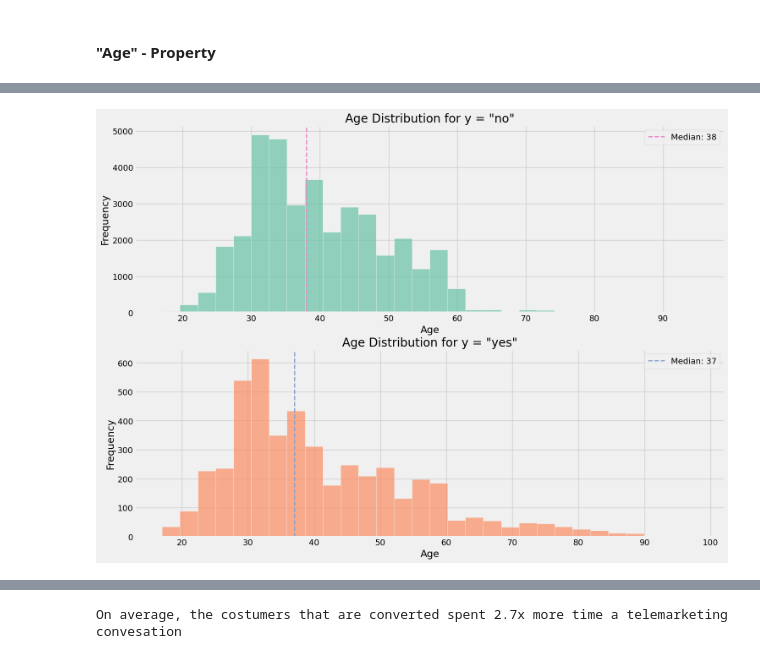
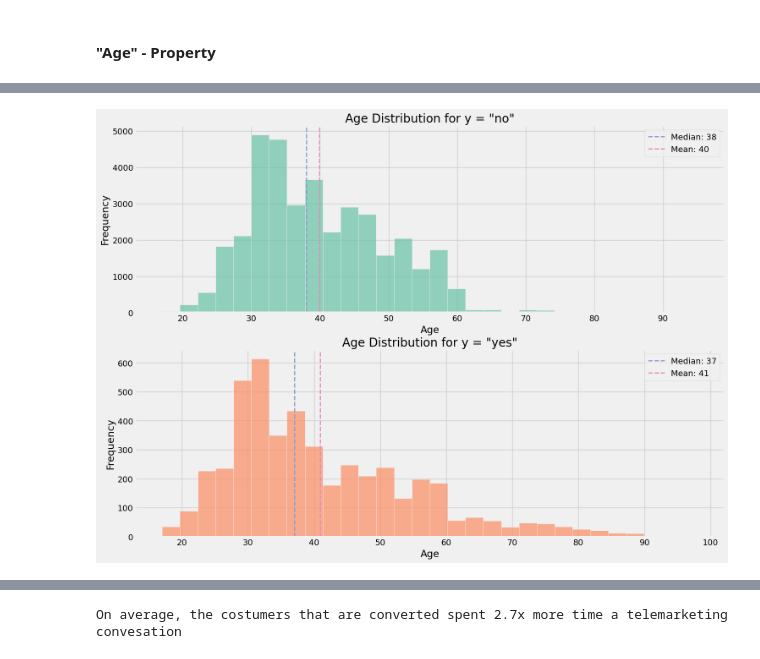
Before and after one commit to n0th1ng999/MINDD-TP1, a Jupyter notebook: EDA.ipynb, the cells around one changed output, grey strips where cells are left out. Saved outputs shown, nothing was run; the diff lists cells and outputs as text; code cells hidden in the pictures.

```diff
--- a/EDA.ipynb
+++ b/EDA.ipynb
@@ -1313,17 +1413,30 @@ plt.show()
 #### "Age" - Property
 # %%
 # Summary statistics
-print(bankDF['age'].describe())
+print(PreppedDF['age'].describe())
 
 # Histogram
 plt.figure(figsize=(8,4))
-sns.histplot(bankDF['age'], bins=30, kde=True)
+sns.histplot(PreppedDF['age'], bins=30, kde=True)
+plt.axvline(PreppedDF['age'].mean(),
+            color=plt.rcParams['axes.prop_cycle'].by_key()['color'][2],
+            linestyle='--',
+            label=f'Mean: {PreppedDF["age"].mean():.0f}',
+            linewidth=1
+            )
+plt.axvline(PreppedDF['age'].median(),
+            color=plt.rcParams['axes.prop_cycle'].by_key()['color'][3],
+            linestyle='--',
+            label=f'Median: {PreppedDF["age"].median():.0f}',
+            linewidth=1
+            )
+plt.legend()
 plt.title('Age Distribution')
 plt.show()
 
 # Outlier detection (IQR)
-Q1 = bankDF['age'].quantile(0.25)
-Q3 = bankDF['age'].quantile(0.75)
+Q1 = PreppedDF['age'].quantile(0.25)
+Q3 = PreppedDF['age'].quantile(0.75)
 IQR = Q3 - Q1
-outliers = bankDF[(bankDF['age'] < Q1 - 1.5*IQR) | (bankDF['age'] > Q3 + 1.5*IQR)]
+outliers = PreppedDF[(PreppedDF['age'] < Q1 - 1.5*IQR) | (PreppedDF['age'] > Q3 + 1.5*IQR)]
 # %% [output]
@@ -1354,34 +1467,48 @@ axes[0].set_xlabel('Age')
 axes[0].set_ylabel('Frequency')
 axes[0].axvline(
     PreppedDF[PreppedDF['y'] == 'no']['age'].median(),
+    color=plt.rcParams['axes.prop_cycle'].by_key()['color'][2],
+    linestyle='--',
+    linewidth=2,
+    label=f'Median: {PreppedDF[PreppedDF["y"] == "no"]["age"].median():.0f}'
+)
+axes[0].axvline(
+    PreppedDF[PreppedDF['y'] == 'no']['age'].mean(),
     color=plt.rcParams['axes.prop_cycle'].by_key()['color'][3],
     linestyle='--',
     linewidth=2,
-    label=f'Median: {PreppedDF[PreppedDF["y"] == "no"]["age"].median():.0f}'
+    label=f'Mean: {PreppedDF[PreppedDF["y"] == "no"]["age"].mean():.0f}'
 )
 axes[0].legend()
 
 # Histogram for 'yes' outcome
 sns.histplot(
     data=PreppedDF[PreppedDF['y'] == 'yes'],
     x='age',
     bins=30,
     alpha=0.7,
     ax=axes[1],
     color=plt.rcParams['axes.prop_cycle'].by_key()['color'][1]
 )
 axes[1].set_title('Age Distribution for y = "yes"')
 axes[1].set_xlabel('Age')
 axes[1].set_ylabel('Frequency')
 axes[1].axvline(
     PreppedDF[PreppedDF['y'] == 'yes']['age'].median(),
     color=plt.rcParams['axes.prop_cycle'].by_key()['color'][2],
     linestyle='--',
     linewidth=2,
     label=f'Median: {PreppedDF[PreppedDF["y"] == "yes"]["age"].median():.0f}'
 )
+axes[1].axvline(
+    PreppedDF[PreppedDF['y'] == 'yes']['age'].mean(),
+    color=plt.rcParams['axes.prop_cycle'].by_key()['color'][3],
+    linestyle='--',
+    linewidth=2,
+    label=f'Mean: {PreppedDF[PreppedDF["y"] == "yes"]["age"].mean():.0f}'
+)
 axes[1].legend()
 
 plt.show()
 # %% [output]
-[figure, old version]
+[figure, new version]
```
Also changed, not shown: parts of 31 cells of this notebook.
